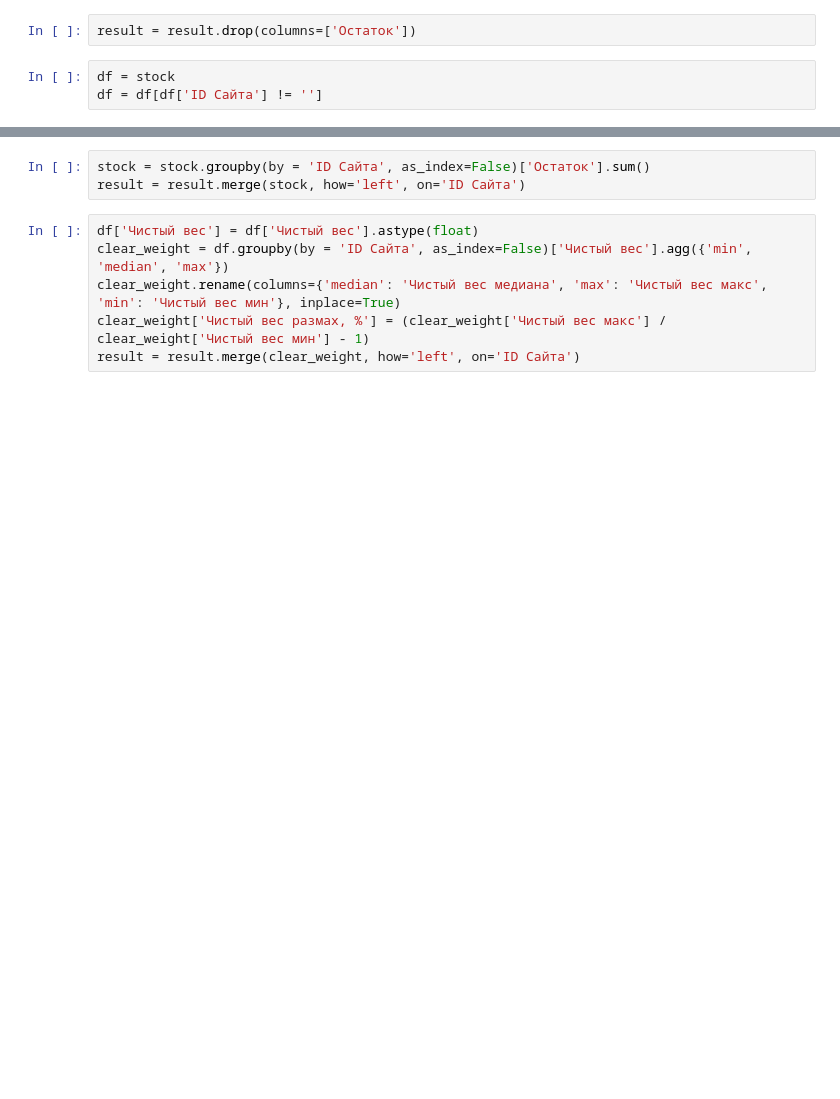
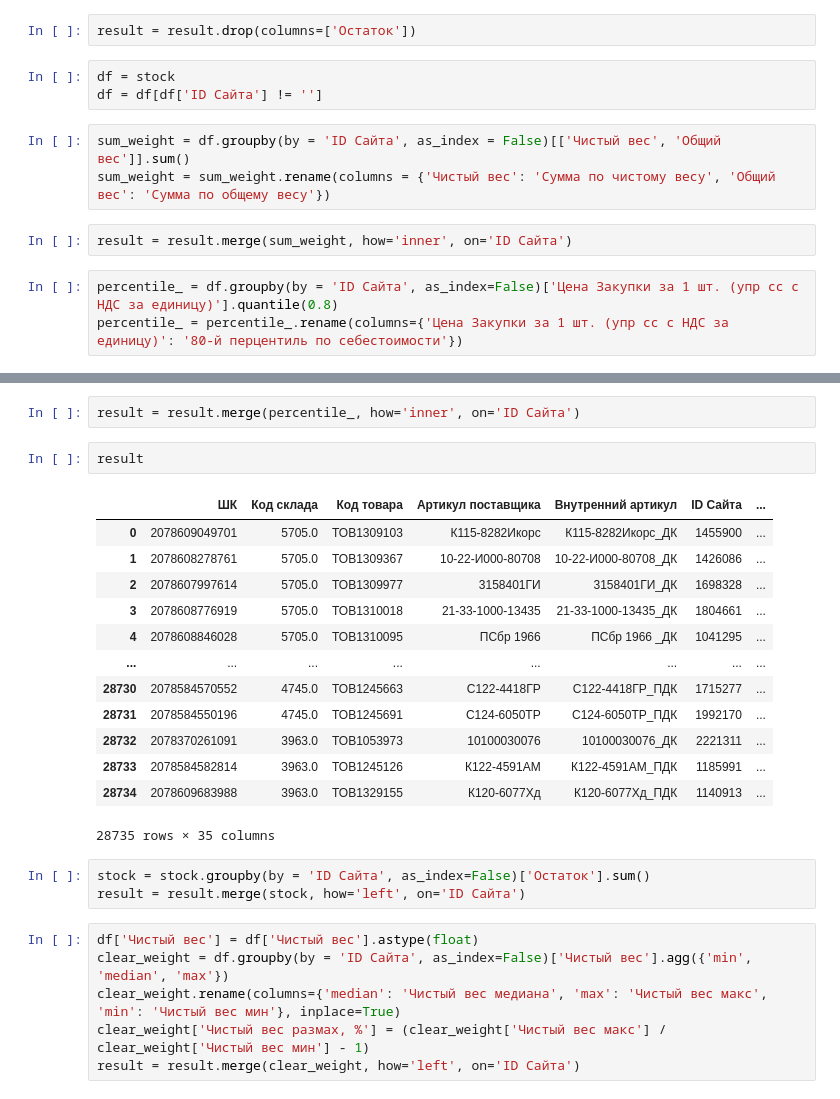
Before and after one commit to sergey-trenkin/notebooks, a Jupyter notebook: pricecheck/pricecheck copy.ipynb, the cells around one changed output, grey strips where cells are left out. Cells and saved outputs as stored; diff of their text form; blank space fills up the shorter version.

```diff
--- a/pricecheck/pricecheck copy.ipynb
+++ b/pricecheck/pricecheck copy.ipynb
@@ -151,3 +124,11 @@ result = result.drop(columns=['Остаток'])
 # %%
 df = stock
 df = df[df['ID Сайта'] != '']
+# %%
+sum_weight = df.groupby(by = 'ID Сайта', as_index = False)[['Чистый вес', 'Общий вес']].sum()
+sum_weight = sum_weight.rename(columns = {'Чистый вес': 'Сумма по чистому весу', 'Общий вес': 'Сумма по общему весу'})
+# %%
+result = result.merge(sum_weight, how='inner', on='ID Сайта')
+# %%
+percentile_ = df.groupby(by = 'ID Сайта', as_index=False)['Цена Закупки за 1 шт. (упр сс с НДС за единицу)'].quantile(0.8)
+percentile_ = percentile_.rename(columns={'Цена Закупки за 1 шт. (упр сс с НДС за единицу)': '80-й перцентиль по себестоимости'})
@@ -154,3 +151,21 @@ df = df[df['ID Сайта'] != '']
+# %%
+result = result.merge(percentile_, how='inner', on='ID Сайта')
+# %%
+result
+# %% [output]
+|  | ШК | Код склада | Код товара | Артикул поставщика | Внутренний артикул | ID Сайта | ... |
+| 0 | 2078609049701 | 5705.0 | ТОВ1309103 | К115-8282Икорс | К115-8282Икорс_ДК | 1455900 | ... |
+| 1 | 2078608278761 | 5705.0 | ТОВ1309367 | 10-22-И000-80708 | 10-22-И000-80708_ДК | 1426086 | ... |
+| 2 | 2078607997614 | 5705.0 | ТОВ1309977 | 3158401ГИ | 3158401ГИ_ДК | 1698328 | ... |
+| 3 | 2078608776919 | 5705.0 | ТОВ1310018 | 21-33-1000-13435 | 21-33-1000-13435_ДК | 1804661 | ... |
+| 4 | 2078608846028 | 5705.0 | ТОВ1310095 | ПСбр 1966 | ПСбр 1966 _ДК | 1041295 | ... |
+| ... | ... | ... | ... | ... | ... | ... | ... |
+| 28730 | 2078584570552 | 4745.0 | ТОВ1245663 | С122-4418ГР | С122-4418ГР_ПДК | 1715277 | ... |
+| 28731 | 2078584550196 | 4745.0 | ТОВ1245691 | С124-6050ТР | С124-6050ТР_ПДК | 1992170 | ... |
+| 28732 | 2078370261091 | 3963.0 | ТОВ1053973 | 10100030076 | 10100030076_ДК | 2221311 | ... |
+| 28733 | 2078584582814 | 3963.0 | ТОВ1245126 | К122-4591АМ | К122-4591АМ_ПДК | 1185991 | ... |
+| 28734 | 2078609683988 | 3963.0 | ТОВ1329155 | К120-6077Хд | К120-6077Хд_ПДК | 1140913 | ... |
+28735 rows × 35 columns
 # %%
 stock = stock.groupby(by = 'ID Сайта', as_index=False)['Остаток'].sum()
 result = result.merge(stock, how='left', on='ID Сайта')
```
Also changed, not shown: parts of 24 cells of this notebook.
